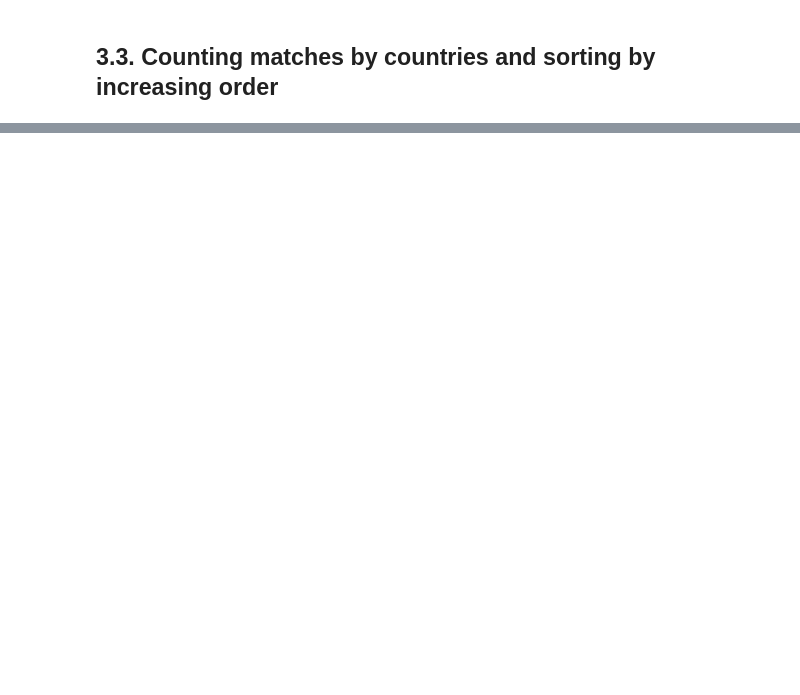
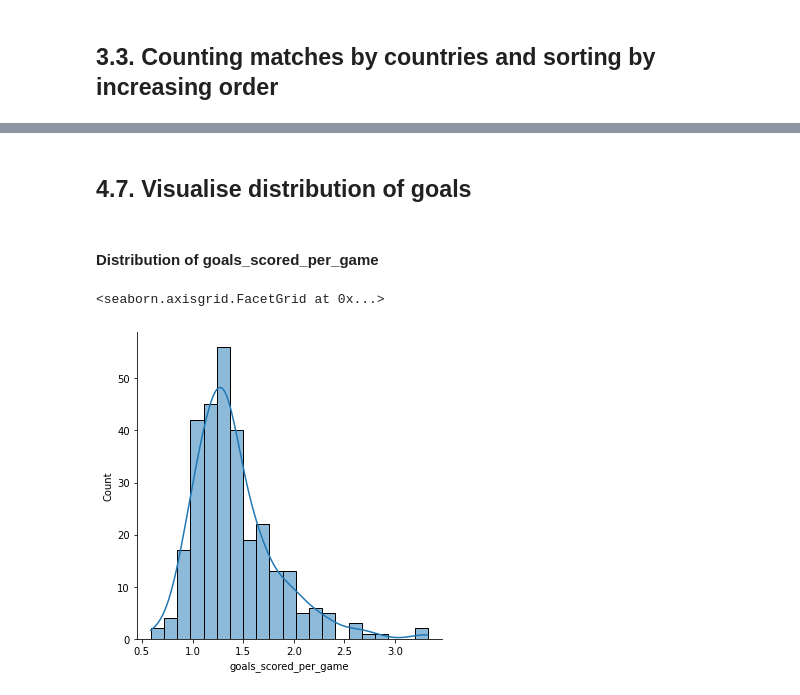
Before and after one commit to honhanbao/SQL, a Jupyter notebook: European_Soccer_Database/european-soccer-database-with-sql.ipynb, the cells around one changed output, grey strips where cells are left out. Drawn from its saved outputs; the diff is of its cells as text; code cells hidden in the pictures; blank space fills up the shorter version.

```diff
--- a/European_Soccer_Database/european-soccer-database-with-sql.ipynb
+++ b/European_Soccer_Database/european-soccer-database-with-sql.ipynb
@@ -482,0 +557,4 @@ ave_home_team_goal = pd.read_sql("""
+# %%
+# merge dataframe by home_team_name
+goals_by_teams = pd.merge(pd.merge(matches_by_teams,goals_scored_by_teams,on='home_team_name'),goals_lost_by_teams,on='home_team_name')
+goals_by_teams
@@ -482,0 +577,4 @@ ave_home_team_goal = pd.read_sql("""
+# %%
+# add column of goals scored per game during the season
+goals_by_teams['goals_scored_per_game'] = goals_by_teams['goals_scored']/goals_by_teams['games_played']
+goals_by_teams
@@ -482,0 +595,4 @@ ave_home_team_goal = pd.read_sql("""
+# %%
+# add column of goals lost per game during the season
+goals_by_teams['goals_lost_per_game'] = goals_by_teams['goals_lost']/goals_by_teams['games_played']
+goals_by_teams
@@ -482,0 +615,4 @@ ave_home_team_goal = pd.read_sql("""
+# %%
+# add column of ratio of goals scored/goals lost during the season
+goals_by_teams['goal_scored/goal_lost ratio'] = goals_by_teams['goals_scored']/goals_by_teams['goals_lost']
+goals_by_teams
@@ -482,0 +633,9 @@ ave_home_team_goal = pd.read_sql("""
+# %% [markdown]
+## 4.7. Visualise distribution of goals
+# %% [markdown]
+#### Distribution of goals_scored_per_game
+# %%
+sns.displot(data=goals_by_teams,x='goals_scored_per_game', kde=True)
+# %% [output]
+<seaborn.axisgrid.FacetGrid at 0x...>
+[figure, added]
```
Also changed, not shown: parts of 46 cells of this notebook.
